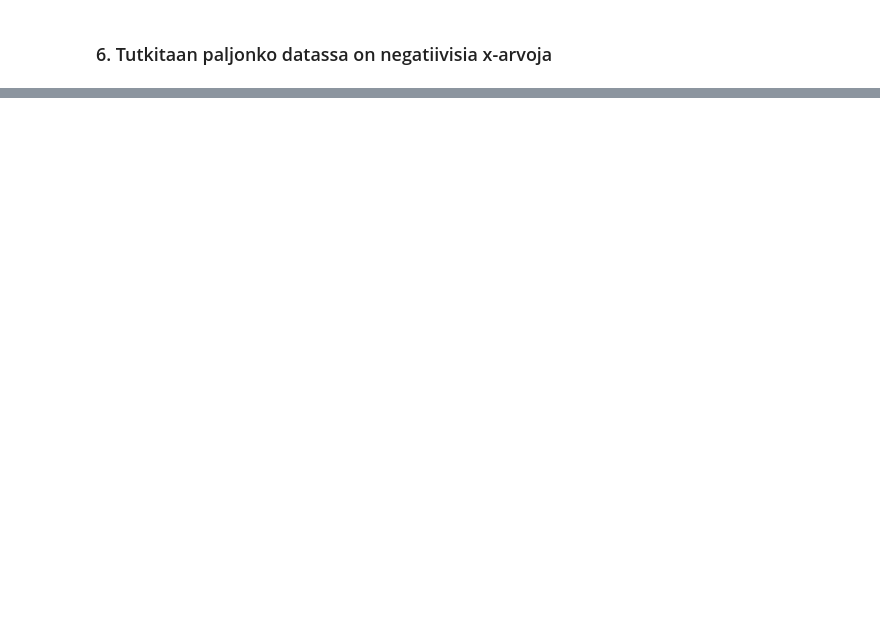
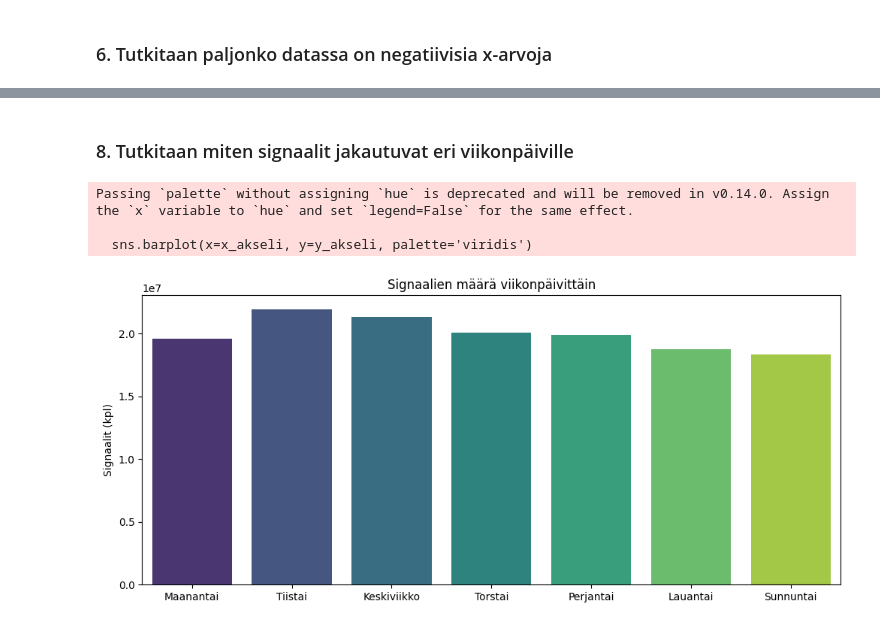
Before and after one commit to Papacker/shopping-cart-analytics, a Jupyter notebook: notebooks/raakadata.ipynb, the cells around one changed output, grey strips where cells are left out. Drawn from its saved outputs; the diff is of its cells as text; code cells hidden in the pictures; blank space fills up the shorter version.

```diff
--- a/notebooks/raakadata.ipynb
+++ b/notebooks/raakadata.ipynb
@@ -427,0 +450,38 @@ plt.show()
+# %% [markdown]
+### 8. Tutkitaan miten signaalit jakautuvat eri viikonpäiville
+# %%
+# Luodaan sanakirja, johon kerätään laskut (0=Ma, 1=Ti, jne.)
+viikonpaiva_summat = {i: 0 for i in range(7)}
+
+# Luetaan tiedostot yksi kerrallaan
+for f in raw_files:
+    # Luetaan vain tarvittava sarake muistin säästämiseksi
+    temp_df = pd.read_csv(f, usecols=["timestamp"], dtype={"timestamp": str})
+
+    # Muutetaan aikamuotoon ja lasketaan päivät tästä tiedostosta
+    temp_df['timestamp'] = pd.to_datetime(temp_df['timestamp'])
+    counts = temp_df['timestamp'].dt.dayofweek.value_counts()
+
+    # Lisätään tulokset pääsanakirjaan
+    for day, count in counts.items():
+        viikonpaiva_summat[day] += count
+
+    # Vapautetaan muistia
+    del temp_df
+
+# Muutetaan tulokset kaaviota varten
+paivat_fi = ['Maanantai', 'Tiistai', 'Keskiviikko', 'Torstai', 'Perjantai', 'Lauantai', 'Sunnuntai']
+x_akseli = [paivat_fi[i] for i in range(7)]
+y_akseli = [viikonpaiva_summat[i] for i in range(7)]
+
+# Piirretään kaavio
+plt.figure(figsize=(12, 5))
+sns.barplot(x=x_akseli, y=y_akseli, palette='viridis')
+plt.title('Signaalien määrä viikonpäivittäin')
+plt.ylabel('Signaalit (kpl)')
+plt.show()
+# %% [output]
+Passing `palette` without assigning `hue` is deprecated and will be removed in v0.14.0. Assign the `x` variable to `hue` and set `legend=False` for the same effect.
+
+  sns.barplot(x=x_akseli, y=y_akseli, palette='viridis')
+[figure, added]
```
Also changed, not shown: parts of 33 cells of this notebook, 1 other file.
